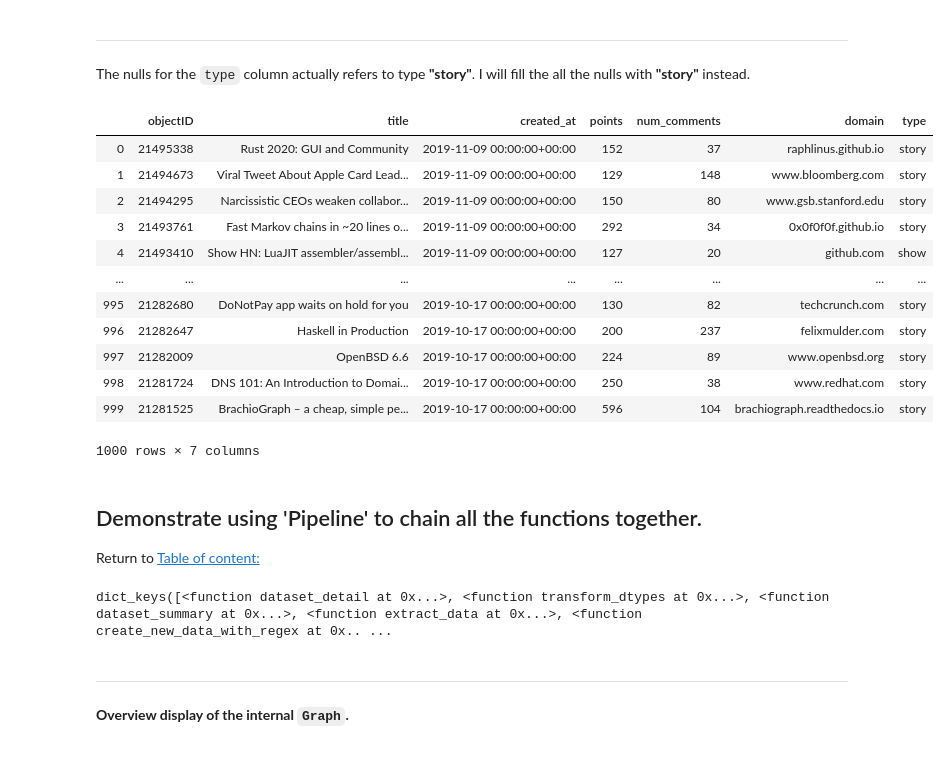
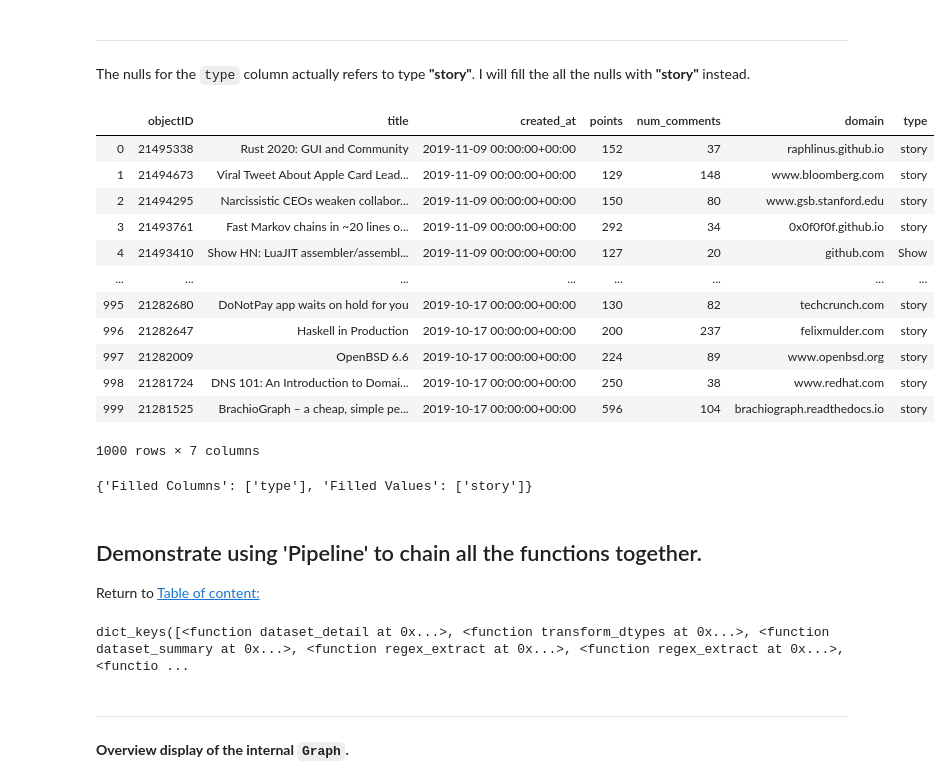
Before and after one commit to lioneltayyd/building-pipeline-for-hacker-news-search-api, a Jupyter notebook: building_pipeline_for_hacker_news_search_API.ipynb, the cells around one changed output. Saved outputs shown, nothing was run; the diff lists cells and outputs as text; code cells hidden in the pictures.

```diff
--- a/building_pipeline_for_hacker_news_search_API.ipynb
+++ b/building_pipeline_for_hacker_news_search_API.ipynb
@@ -790,11 +833,14 @@ def extract_data(df, cols=[], new_cols=[], regex=[], drop_cols=[]):
 # %%
+# Create a duplicate of the 'regex_extract' function.
+extract_domain = copy_func(regex_extract)
+
 # Add into the 'Pipeline'.
-func = extract_data
+func = extract_domain
 pipeline.kwargs[func] = {
-    "cols": ["url"],
-    "regex": [r"(?<=:\/\/)(?P<domain>[\w\-\.]+)/?"],
-    "new_cols": ["domain"],
-    "drop_cols": ["url"]
+    "col": "url",
+    "regex": r"(?<=:\/\/)(?P<domain>[\w\-\.]+)/?",
+    "new_col": "domain",
+    "drop": True
 }
 pipeline.tasks.add(parent_func=transform_dtypes, to=func)
 pipeline.run(start_func=func)
@@ -832,13 +870,15 @@ def create_new_data_with_regex(df, col, new_col, regex=[], impute=[], drop=False
 # %%
+extract_story_type = copy_func(regex_extract)
+
 # Add into the 'Pipeline'.
-func = create_new_data_with_regex
+func = extract_story_type
 pipeline.kwargs[func] = {
     "col": "title",
-    "regex": [r"\bAsk HN\b|\?$", r"\bLaunch HN\b", r"\bShow HN\b"],
-    "impute": ["ask", "launch", "show"],
-    "new_col": "type"
+    "regex": r"(?P<type>\bAsk\b|\bLaunch\b|\bShow\b) HN",
+    "new_col": "type",
+    "drop": False
 }
-pipeline.tasks.add(parent_func=extract_data, to=func, checkpoint=True)
+pipeline.tasks.add(parent_func=extract_domain, to=func)
 pipeline.run(start_func=func)
 
 pipeline.outputs[func][0]
@@ -890,7 +934,7 @@ def null_rows(df):
 # %%
 # Add into the 'Pipeline'.
 func = null_rows
-pipeline.tasks.add(parent_func=create_new_data_with_regex, to=func)
+pipeline.tasks.add(parent_func=extract_story_type, to=func)
 pipeline.run(start_func=func)
 
 pipeline.outputs[func][1]["Nulls Proportion"]
@@ -937,25 +981,30 @@ The nulls for the `type` column actually refers to type __"story"__. I will fill
 def fill_na(df, cols=[], values=[]):
     for i, col in enumerate(cols):
         df[col].fillna(value=values[i], inplace=True)
-    return (df, )
+
+    detail = {
+        "Filled Columns": cols,
+        "Filled Values": values
+    }
+    return (df, detail)
 # %%
 # Add into the 'Pipeline'.
 func = fill_na
 pipeline.kwargs[func] = {
     "cols": ["type"],
     "values": ["story"]
 }
-pipeline.tasks.add(parent_func=create_new_data_with_regex, to=func, checkpoint=True)
+pipeline.tasks.add(parent_func=extract_story_type, to=func, checkpoint=True)
 pipeline.run(start_func=func)
 
 pipeline.outputs[func][0]
 # %% [output]
 |  | objectID | title | created_at | points | num_comments | domain | type |
 | 0 | 21495338 | Rust 2020: GUI and Community | 2019-11-09 00:00:00+00:00 | 152 | 37 | raphlinus.github.io | story |
 | 1 | 21494673 | Viral Tweet About Apple Card Lead... | 2019-11-09 00:00:00+00:00 | 129 | 148 | www.bloomberg.com | story |
 | 2 | 21494295 | Narcissistic CEOs weaken collabor... | 2019-11-09 00:00:00+00:00 | 150 | 80 | www.gsb.stanford.edu | story |
 | 3 | 21493761 | Fast Markov chains in ~20 lines o... | 2019-11-09 00:00:00+00:00 | 292 | 34 | 0x0f0f0f.github.io | story |
-| 4 | 21493410 | Show HN: LuaJIT assembler/assembl... | 2019-11-09 00:00:00+00:00 | 127 | 20 | github.com | show |
+| 4 | 21493410 | Show HN: LuaJIT assembler/assembl... | 2019-11-09 00:00:00+00:00 | 127 | 20 | github.com | Show |
 | ... | ... | ... | ... | ... | ... | ... | ... |
 | 995 | 21282680 | DoNotPay app waits on hold for you | 2019-10-17 00:00:00+00:00 | 130 | 82 | techcrunch.com | story |
 | 996 | 21282647 | Haskell in Production | 2019-10-17 00:00:00+00:00 | 200 | 237 | felixmulder.com | story |
@@ -963,6 +1012,10 @@ pipeline.outputs[func][0]
 | 998 | 21281724 | DNS 101: An Introduction to Domai... | 2019-10-17 00:00:00+00:00 | 250 | 38 | www.redhat.com | story |
 | 999 | 21281525 | BrachioGraph – a cheap, simple pe... | 2019-10-17 00:00:00+00:00 | 596 | 104 | brachiograph.readthedocs.io | story |
 1000 rows × 7 columns
+# %%
+pipeline.outputs[func][1]
+# %% [output]
+{'Filled Columns': ['type'], 'Filled Values': ['story']}
 # %% [markdown]
 ## Demonstrate using 'Pipeline' to chain all the functions together. ##
 
@@ -983,18 +1036,18 @@ pipeline.kwargs = {
         "dt_first": "infer"
     },
 
-    extract_data: {
-        "cols": ["url"],
-        "regex": [r"(?<=:\/\/)(?P<domain>[\w\-\.]+)/?"],
-        "new_cols": ["domain"],
-        "drop_cols": ["url"]
+    extract_domain: {
+        "col": "url",
+        "regex": r"(?<=:\/\/)(?P<domain>[\w\-\.]+)/?",
+        "new_col": "domain",
+        "drop": True
     },
 
-    create_new_data_with_regex: {
+    extract_story_type: {
         "col": "title",
-        "regex": [r"\bAsk HN\b|\?$", r"\bLaunch HN\b", r"\bShow HN\b"],
-        "impute": ["ask", "launch", "show"],
-        "new_col": "type"
+        "regex": r"(?P<type>\bAsk\b|\bLaunch\b|\bShow\b) HN",
+        "new_col": "type",
+        "drop": False
     },
 
     fill_na: {
@@ -1009,17 +1062,17 @@ pipeline.tasks.add(parent_func=dataset_detail, to=transform_dtypes)
 pipeline.tasks.add(parent_func=transform_dtypes, to=dataset_summary)
 
 # Data extraction.
-pipeline.tasks.add(parent_func=transform_dtypes, to=extract_data)
-pipeline.tasks.add(parent_func=extract_data, to=create_new_data_with_regex, checkpoint=True)
+pipeline.tasks.add(parent_func=transform_dtypes, to=extract_domain)
+pipeline.tasks.add(parent_func=extract_domain, to=extract_story_type, checkpoint=True)
 
 # Work on missing data.
-pipeline.tasks.add(parent_func=create_new_data_with_regex, to=null_rows)
-pipeline.tasks.add(parent_func=create_new_data_with_regex, to=fill_na, checkpoint=True)
+pipeline.tasks.add(parent_func=extract_story_type, to=null_rows)
+pipeline.tasks.add(parent_func=extract_story_type, to=fill_na, checkpoint=True)
 
 pipeline.run()
 pipeline.outputs.keys()
 # %% [output]
-dict_keys([<function dataset_detail at 0x...>, <function transform_dtypes at 0x...>, <function dataset_summary at 0x...>, <function extract_data at 0x...>, <function create_new_data_with_regex at 0x.. ...
+dict_keys([<function dataset_detail at 0x...>, <function transform_dtypes at 0x...>, <function dataset_summary at 0x...>, <function regex_extract at 0x...>, <function regex_extract at 0x...>, <functio ...
 # %% [markdown]
 ---
 __Overview display of the internal `Graph`.__
```
Also changed, not shown: parts of 29 cells of this notebook, 3 other files.
